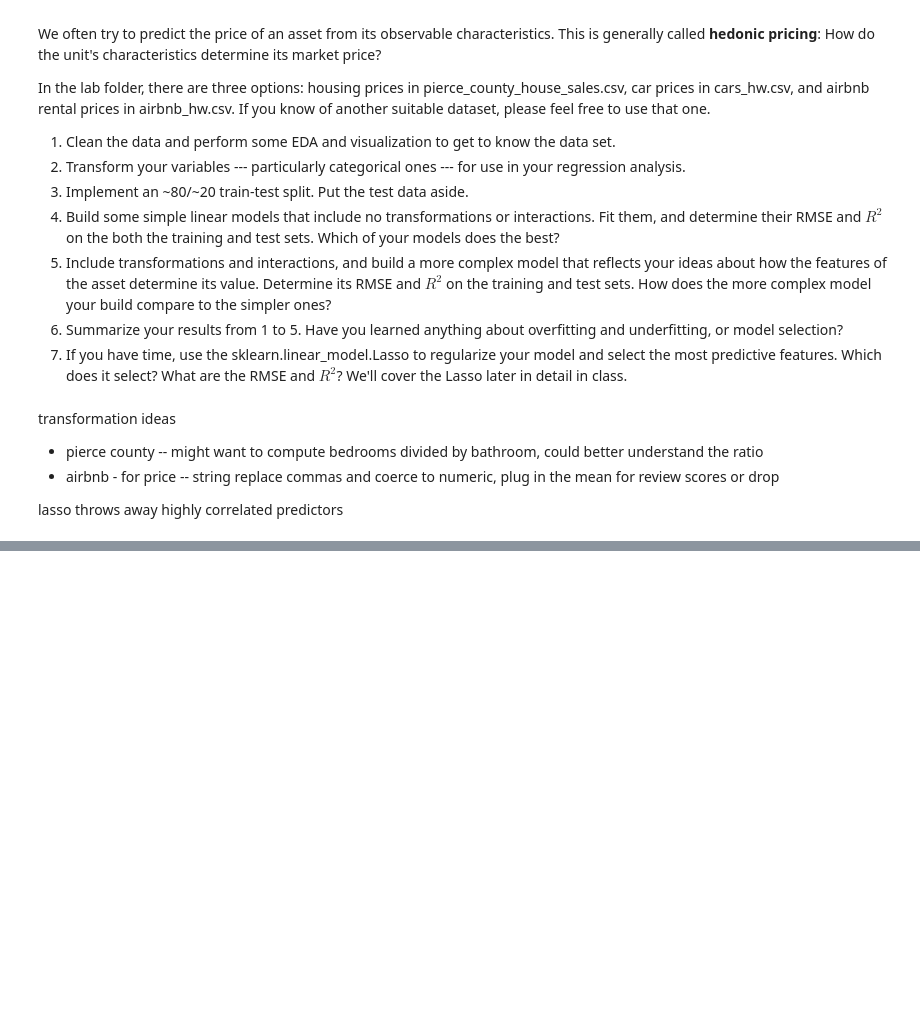
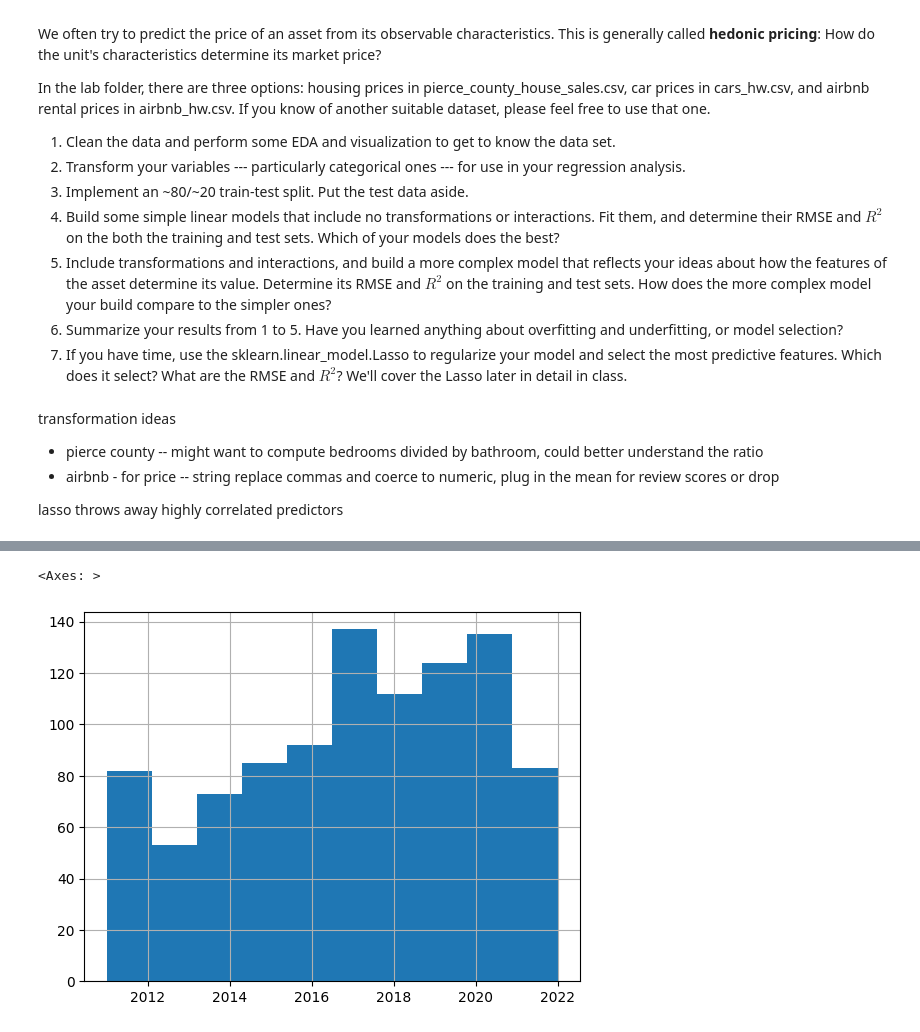
Before and after one commit to natalieassaad/linearRegression, a Jupyter notebook: 04_hedonic_pricing/04_hedonic_pricing.ipynb, the cells around one changed output, grey strips where cells are left out. Saved outputs shown, nothing was run; the diff lists cells and outputs as text; code cells hidden in the pictures; blank space fills up the shorter version.

```diff
--- a/04_hedonic_pricing/04_hedonic_pricing.ipynb
+++ b/04_hedonic_pricing/04_hedonic_pricing.ipynb
@@ -77,0 +72,5 @@ airbnb.head()
+# %%
+df['Make_Year'].hist()
+# %% [output]
+<Axes: >
+[figure, added]
```
Also changed, not shown: parts of 18 cells of this notebook.
